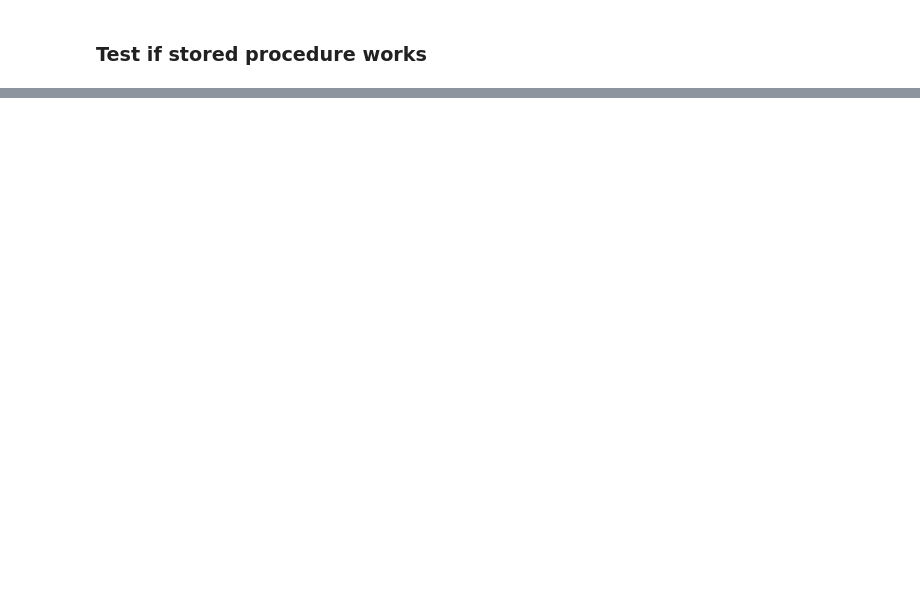
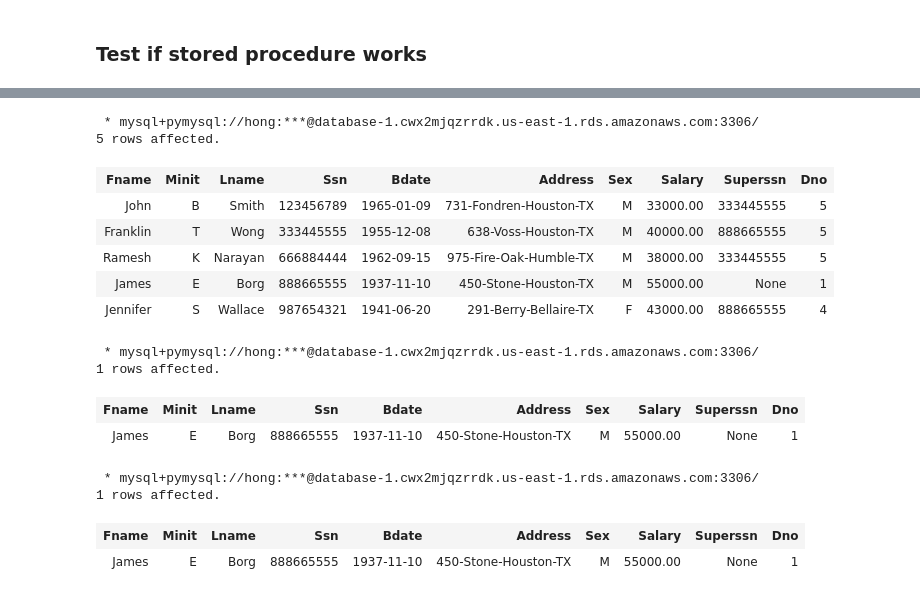
Before and after one commit to icehongsi/2020_Fall, a Jupyter notebook: ch5_6_SQL_Labs_aws_student_ipynb의_사본.ipynb, the cells around one changed output, grey strips where cells are left out. Cells and saved outputs as stored; diff of their text form; code cells hidden in the pictures; blank space fills up the shorter version.

```diff
--- a/ch5_6_SQL_Labs_aws_student_ipynb의_사본.ipynb
+++ b/ch5_6_SQL_Labs_aws_student_ipynb의_사본.ipynb
@@ -1650,3 +1737,40 @@ create procedure p1()
 1 rows affected.
 | Hello World |
 | Hello World |
+# %%
+%%sql
+
+select *
+from EMPLOYEE
+where Bdate < "1968-01-01"
+# %% [output]
+ * mysql+pymysql://hong:***@database-1.cwx2mjqzrrdk.us-east-1.rds.amazonaws.com:3306/
+5 rows affected.
+| Fname | Minit | Lname | Ssn | Bdate | Address | Sex | Salary | Superssn | Dno |
+| John | B | Smith | 123456789 | 1965-01-09 | 731-Fondren-Houston-TX | M | 33000.00 | 333445555 | 5 |
+| Franklin | T | Wong | 333445555 | 1955-12-08 | 638-Voss-Houston-TX | M | 40000.00 | 888665555 | 5 |
+| Ramesh | K | Narayan | 666884444 | 1962-09-15 | 975-Fire-Oak-Humble-TX | M | 38000.00 | 333445555 | 5 |
+| James | E | Borg | 888665555 | 1937-11-10 | 450-Stone-Houston-TX | M | 55000.00 | None | 1 |
+| Jennifer | S | Wallace | 987654321 | 1941-06-20 | 291-Berry-Bellaire-TX | F | 43000.00 | 888665555 | 4 |
+# %%
+%%sql
+
+select *
+from EMPLOYEE
+where superssn is NULL
+# %% [output]
+ * mysql+pymysql://hong:***@database-1.cwx2mjqzrrdk.us-east-1.rds.amazonaws.com:3306/
+1 rows affected.
+| Fname | Minit | Lname | Ssn | Bdate | Address | Sex | Salary | Superssn | Dno |
+| James | E | Borg | 888665555 | 1937-11-10 | 450-Stone-Houston-TX | M | 55000.00 | None | 1 |
+# %%
+%%sql
+
+select *
+from EMPLOYEE
+where salary >= ALL(select salary from EMPLOYEE)
+# %% [output]
+ * mysql+pymysql://hong:***@database-1.cwx2mjqzrrdk.us-east-1.rds.amazonaws.com:3306/
+1 rows affected.
+| Fname | Minit | Lname | Ssn | Bdate | Address | Sex | Salary | Superssn | Dno |
+| James | E | Borg | 888665555 | 1937-11-10 | 450-Stone-Houston-TX | M | 55000.00 | None | 1 |
```
Also changed, not shown: parts of 41 cells of this notebook.
